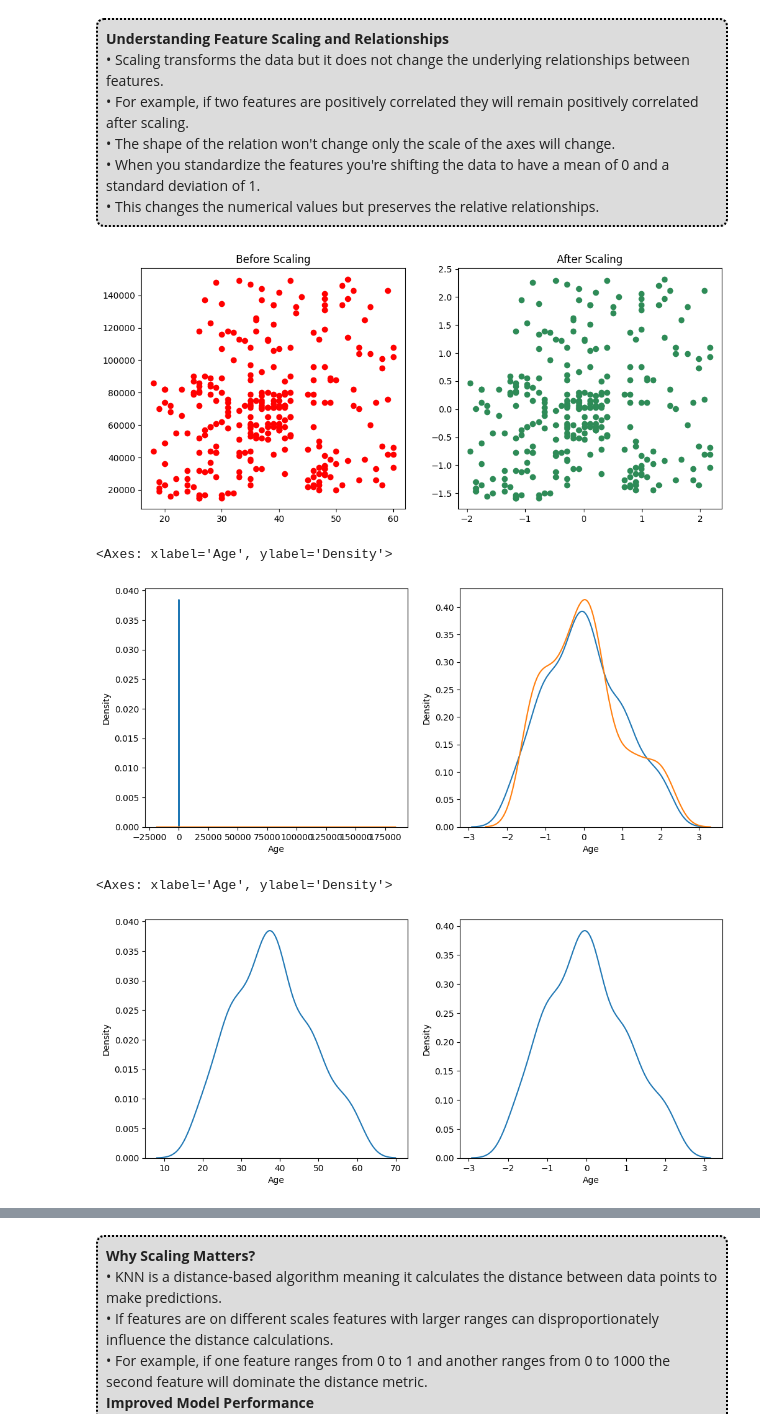
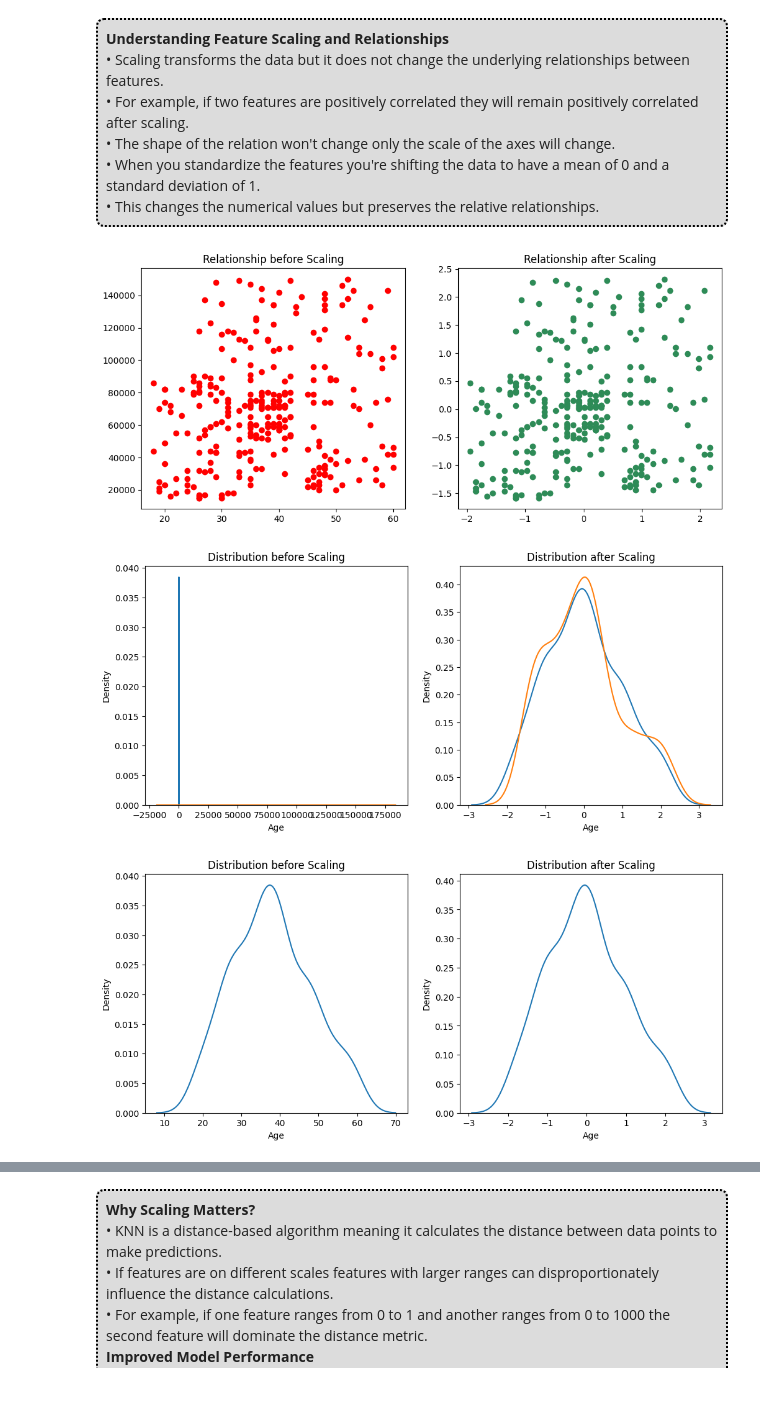
Before and after one commit to TheMrityunjayPathak/FeatureEngineering, a Jupyter notebook: Data Standardization/Data Standardization.ipynb, the cells around one changed output, grey strips where cells are left out. Drawn from its saved outputs; the diff is of its cells as text; code cells hidden in the pictures; blank space fills up the shorter version.

```diff
--- a/Data Standardization/Data Standardization.ipynb
+++ b/Data Standardization/Data Standardization.ipynb
@@ -205,32 +205,35 @@ np.round(X_train_scaled.describe(), 1)
 # Comparing Features before and after Scaling
 fig, ax = plt.subplots(ncols=2, figsize=(12,5))
 ax[0].scatter(X_train["Age"], X_train["EstimatedSalary"], color="red")
-ax[0].set_title("Before Scaling")
+ax[0].set_title("Relationship before Scaling")
 ax[1].scatter(X_train_scaled["Age"], X_train_scaled["EstimatedSalary"], color="seagreen")
-ax[1].set_title("After Scaling")
+ax[1].set_title("Relationship after Scaling")
 plt.show()
 # %% [output]
-[figure, old version]
+[figure, new version]
 # %%
 # Comparing Distribution before and after Scaling
 fig, ax = plt.subplots(ncols=2, figsize=(12,5))
 sns.kdeplot(X_train["Age"], ax=ax[0])
 sns.kdeplot(X_train["EstimatedSalary"], ax=ax[0])
-
+ax[0].set_title("Distribution before Scaling")
 sns.kdeplot(X_train_scaled["Age"], ax=ax[1])
 sns.kdeplot(X_train_scaled["EstimatedSalary"], ax=ax[1])
+ax[1].set_title("Distribution after Scaling")
+plt.show()
 # %% [output]
-<Axes: xlabel='Age', ylabel='Density'>
-[figure, old version]
+[figure, new version]
 # %%
 # Univariate Analysis before and after Scaling
 # The scaling preserves the relative distribution shape of the features while changing their numerical representation
 fig, ax = plt.subplots(ncols=2, figsize=(12,5))
 sns.kdeplot(X_train["Age"], ax=ax[0])
+ax[0].set_title("Distribution before Scaling")
 sns.kdeplot(X_train_scaled["Age"], ax=ax[1])
+ax[1].set_title("Distribution after Scaling")
+plt.show()
 # %% [output]
-<Axes: xlabel='Age', ylabel='Density'>
-[figure, old version]
+[figure, new version]
 # %%
 # Univariate Analysis before and after Scaling
 # The scaling preserves the relative distribution shape of the features while changing their numerical representation
```
Also changed, not shown: parts of 3 cells of this notebook.
